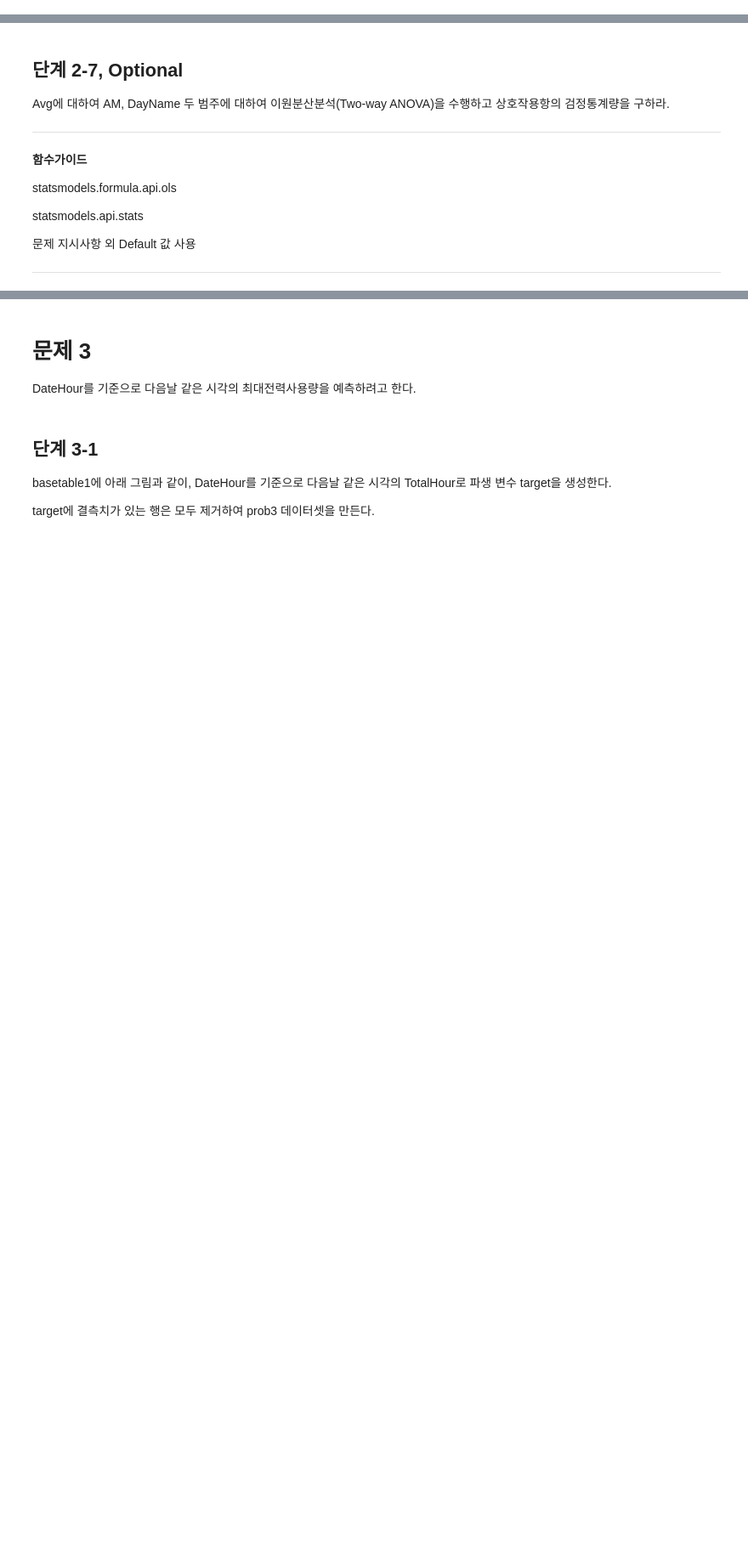
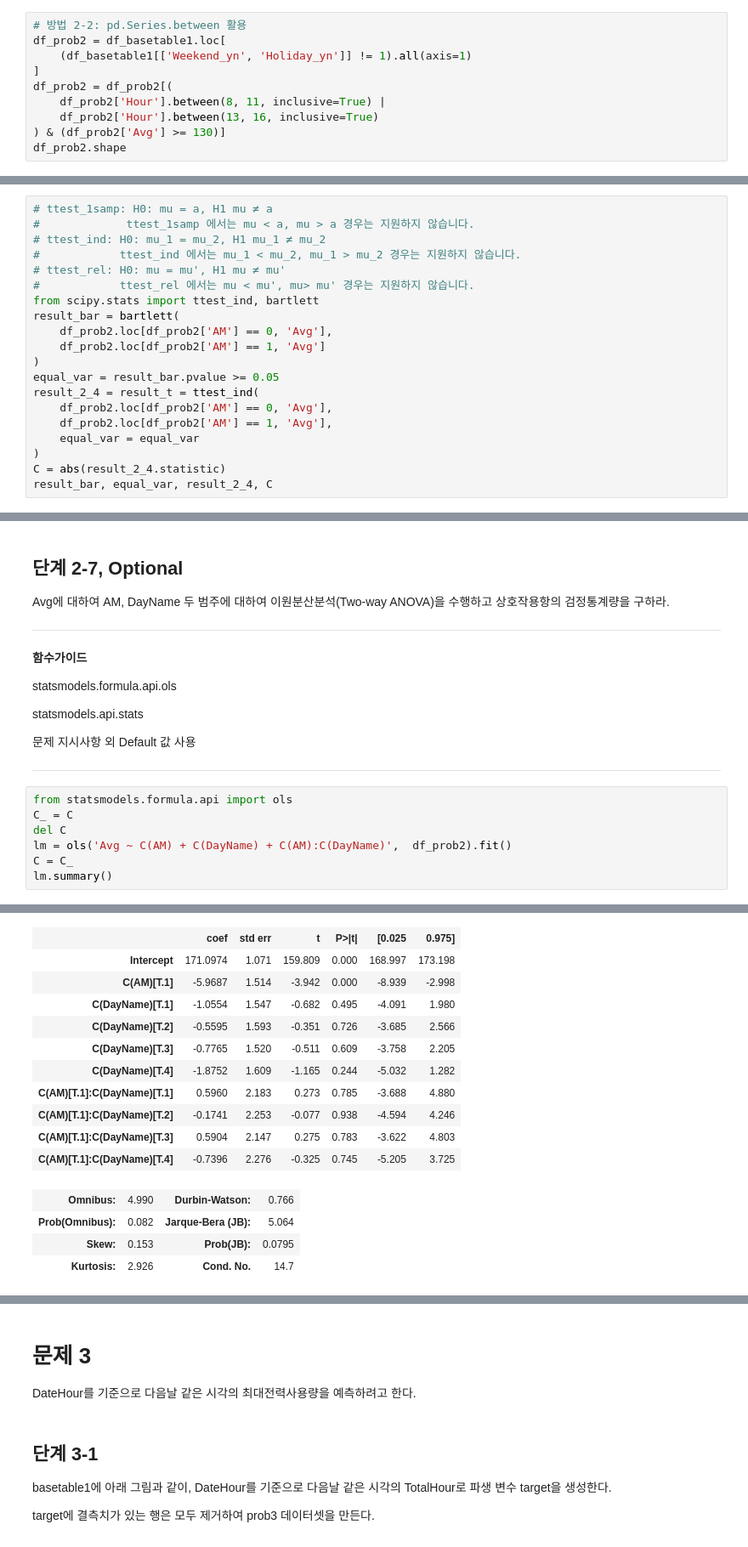
Before and after one commit to sunkusun9/DS_Lv3_2407, a Jupyter notebook: sec_ds_lv3_prob3_prob.ipynb, the cells around one changed output, grey strips where cells are left out. Shown: that part at 85% size. Drawn from its saved outputs; the diff is of its cells as text; blank space fills up the shorter version.

```diff
--- a/sec_ds_lv3_prob3_prob.ipynb
+++ b/sec_ds_lv3_prob3_prob.ipynb
@@ -501,0 +637,10 @@ Hint] 최종 1233개 행만 남는다.
+# %%
+# 방법 2-2: pd.Series.between 활용
+df_prob2 = df_basetable1.loc[
+    (df_basetable1[['Weekend_yn', 'Holiday_yn']] != 1).all(axis=1)
+]
+df_prob2 = df_prob2[(
+    df_prob2['Hour'].between(8, 11, inclusive=True) |
+    df_prob2['Hour'].between(13, 16, inclusive=True)
+) & (df_prob2['Avg'] >= 130)]
+df_prob2.shape
@@ -537,3 +699,23 @@ scipy.stats 제공 기능 활용
 문제 지시사항 외 Default 값 사용
 
 ---
+# %%
+# ttest_1samp: H0: mu = a, H1 mu ≠ a
+#             ttest_1samp 에서는 mu < a, mu > a 경우는 지원하지 않습니다.
+# ttest_ind: H0: mu_1 = mu_2, H1 mu_1 ≠ mu_2
+#            ttest_ind 에서는 mu_1 < mu_2, mu_1 > mu_2 경우는 지원하지 않습니다.
+# ttest_rel: H0: mu = mu', H1 mu ≠ mu'
+#            ttest_rel 에서는 mu < mu', mu> mu' 경우는 지원하지 않습니다.
+from scipy.stats import ttest_ind, bartlett
+result_bar = bartlett(
+    df_prob2.loc[df_prob2['AM'] == 0, 'Avg'],
+    df_prob2.loc[df_prob2['AM'] == 1, 'Avg']
+)
+equal_var = result_bar.pvalue >= 0.05
+result_2_4 = result_t = ttest_ind(
+    df_prob2.loc[df_prob2['AM'] == 0, 'Avg'],
+    df_prob2.loc[df_prob2['AM'] == 1, 'Avg'],
+    equal_var = equal_var
+)
+C = abs(result_2_4.statistic)
+result_bar, equal_var, result_2_4, C
@@ -573,3 +827,11 @@ statsmodels.api.stats
 문제 지시사항 외 Default 값 사용
 
 ---
+# %%
+from statsmodels.formula.api import ols
+C_ = C
+del C
+lm = ols('Avg ~ C(AM) + C(DayName) + C(AM):C(DayName)',  df_prob2).fit()
+C = C_
+lm.summary()
+# %% [output]
@@ -575,0 +848,15 @@ statsmodels.api.stats
+|  | coef | std err | t | P>|t| | [0.025 | 0.975] |
+| Intercept | 171.0974 | 1.071 | 159.809 | 0.000 | 168.997 | 173.198 |
+| C(AM)[T.1] | -5.9687 | 1.514 | -3.942 | 0.000 | -8.939 | -2.998 |
+| C(DayName)[T.1] | -1.0554 | 1.547 | -0.682 | 0.495 | -4.091 | 1.980 |
+| C(DayName)[T.2] | -0.5595 | 1.593 | -0.351 | 0.726 | -3.685 | 2.566 |
+| C(DayName)[T.3] | -0.7765 | 1.520 | -0.511 | 0.609 | -3.758 | 2.205 |
+| C(DayName)[T.4] | -1.8752 | 1.609 | -1.165 | 0.244 | -5.032 | 1.282 |
+| C(AM)[T.1]:C(DayName)[T.1] | 0.5960 | 2.183 | 0.273 | 0.785 | -3.688 | 4.880 |
+| C(AM)[T.1]:C(DayName)[T.2] | -0.1741 | 2.253 | -0.077 | 0.938 | -4.594 | 4.246 |
+| C(AM)[T.1]:C(DayName)[T.3] | 0.5904 | 2.147 | 0.275 | 0.783 | -3.622 | 4.803 |
+| C(AM)[T.1]:C(DayName)[T.4] | -0.7396 | 2.276 | -0.325 | 0.745 | -5.205 | 3.725 |
+| Omnibus: | 4.990 | Durbin-Watson: | 0.766 |
+| Prob(Omnibus): | 0.082 | Jarque-Bera (JB): | 5.064 |
+| Skew: | 0.153 | Prob(JB): | 0.0795 |
+| Kurtosis: | 2.926 | Cond. No. | 14.7 |
```
Also changed, not shown: parts of 53 cells of this notebook.
